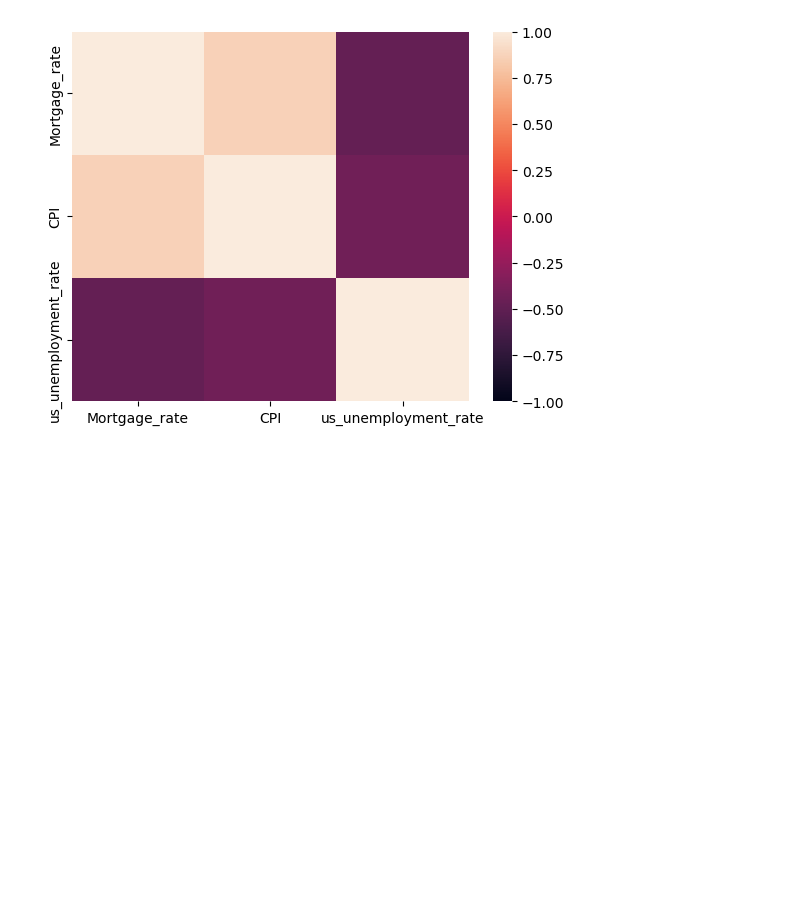
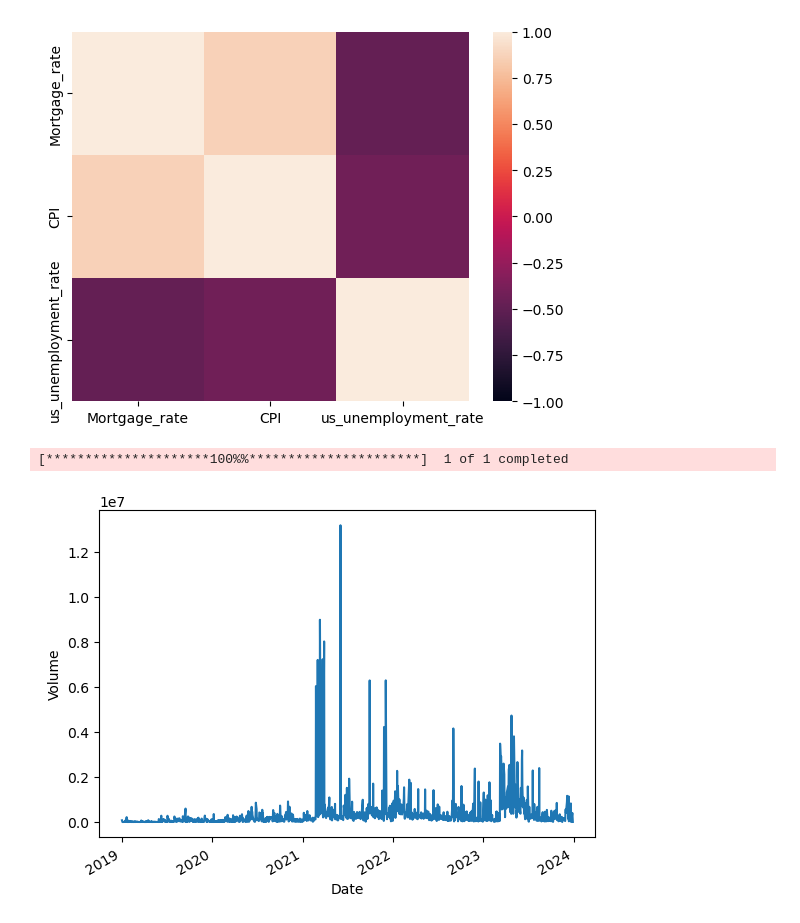
Before and after one commit to justicebangura/Project-1, a Jupyter notebook: economic_data_prep.ipynb, the cells around one changed output. Drawn from its saved outputs; the diff is of its cells as text; code cells hidden in the pictures; blank space fills up the shorter version.

Commit message:
updated analysis with economic data with index

```diff
--- a/economic_data_prep.ipynb
+++ b/economic_data_prep.ipynb
@@ -175,0 +208,16 @@ sns.heatmap(rate_correlation, vmin=-1, vmax=1)
+# %%
+indexname = 'BNKS.L'
+start_date = "2019-01-01"
+end_date = "2023-12-31"
+def readstockprice(name,start_date,end_date):
+    output_name = name+'_Price.csv'
+    stock_price = yf.download(name, start=start_date, end=end_date)
+    stock_price.to_csv('./Resources/'+output_name)
+    return stock_price
+ISHARE=readstockprice(indexname,start_date,end_date)
+# %% [output]
+[*********************100%%**********************]  1 of 1 completed
+# %%
+f1=ISHARE['Volume'].plot(ylabel='Volume')
+# %% [output]
+[figure, added]
```
Also changed, not shown: parts of 8 cells of this notebook, 1 other file.
